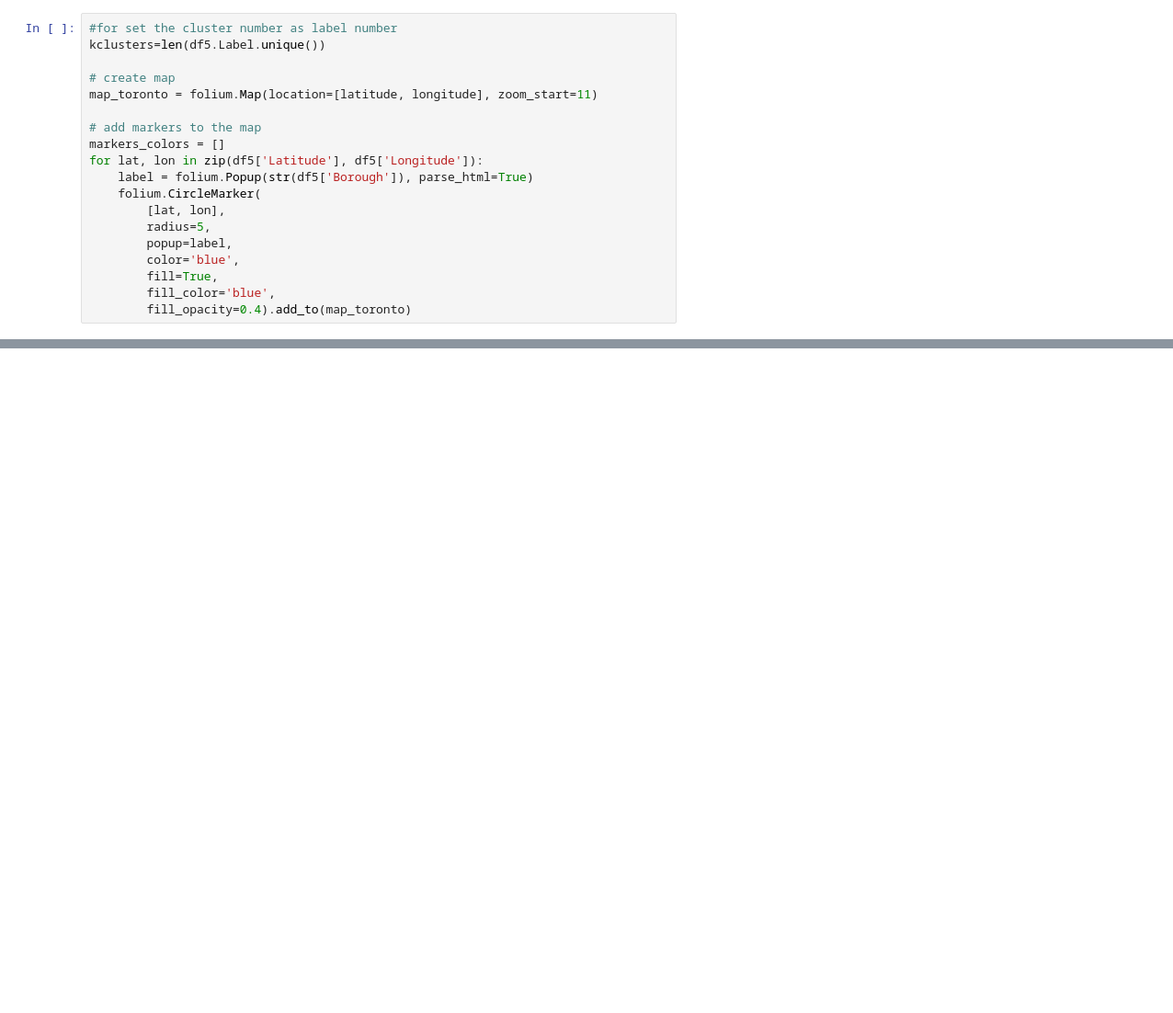
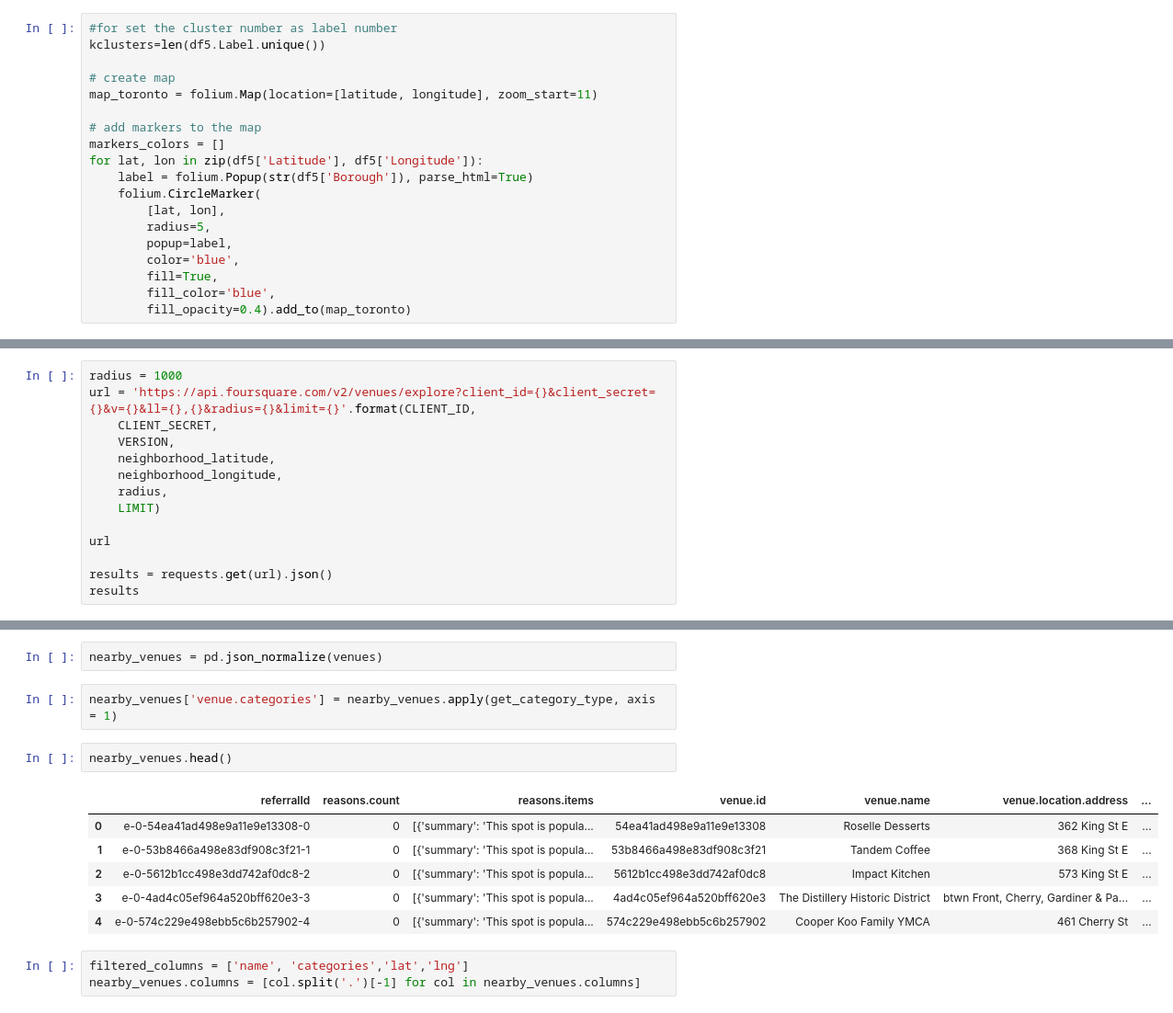
Before and after one commit to meng4it/Coursera_Capstone, a Jupyter notebook: Coursera_Capstone_Week_3.ipynb, the cells around one changed output, grey strips where cells are left out. Shown at 92% size. Drawn from its saved outputs; the diff is of its cells as text; blank space fills up the shorter version.

```diff
--- a/Coursera_Capstone_Week_3.ipynb
+++ b/Coursera_Capstone_Week_3.ipynb
@@ -258,0 +291,14 @@ map_toronto
+# %%
+radius = 1000
+url = 'https://api.foursquare.com/v2/venues/explore?client_id={}&client_secret={}&v={}&ll={},{}&radius={}&limit={}'.format(CLIENT_ID,
+    CLIENT_SECRET,
+    VERSION,
+    neighborhood_latitude,
+    neighborhood_longitude,
+    radius,
+    LIMIT)
+
+url
+
+results = requests.get(url).json()
+results
@@ -258,0 +340,16 @@ map_toronto
+# %%
+nearby_venues = pd.json_normalize(venues)
+# %%
+nearby_venues['venue.categories'] = nearby_venues.apply(get_category_type, axis = 1)
+# %%
+nearby_venues.head()
+# %% [output]
+|  | referralId | reasons.count | reasons.items | venue.id | venue.name | venue.location.address | ... |
+| 0 | e-0-54ea41ad498e9a11e9e13308-0 | 0 | [{'summary': 'This spot is popula... | 54ea41ad498e9a11e9e13308 | Roselle Desserts | 362 King St E | ... |
+| 1 | e-0-53b8466a498e83df908c3f21-1 | 0 | [{'summary': 'This spot is popula... | 53b8466a498e83df908c3f21 | Tandem Coffee | 368 King St E | ... |
+| 2 | e-0-5612b1cc498e3dd742af0dc8-2 | 0 | [{'summary': 'This spot is popula... | 5612b1cc498e3dd742af0dc8 | Impact Kitchen | 573 King St E | ... |
+| 3 | e-0-4ad4c05ef964a520bff620e3-3 | 0 | [{'summary': 'This spot is popula... | 4ad4c05ef964a520bff620e3 | The Distillery Historic District | btwn Front, Cherry, Gardiner & Pa... | ... |
+| 4 | e-0-574c229e498ebb5c6b257902-4 | 0 | [{'summary': 'This spot is popula... | 574c229e498ebb5c6b257902 | Cooper Koo Family YMCA | 461 Cherry St | ... |
+# %%
+filtered_columns = ['name', 'categories','lat','lng']
+nearby_venues.columns = [col.split('.')[-1] for col in nearby_venues.columns]
```
Also changed, not shown: parts of 23 cells of this notebook.
